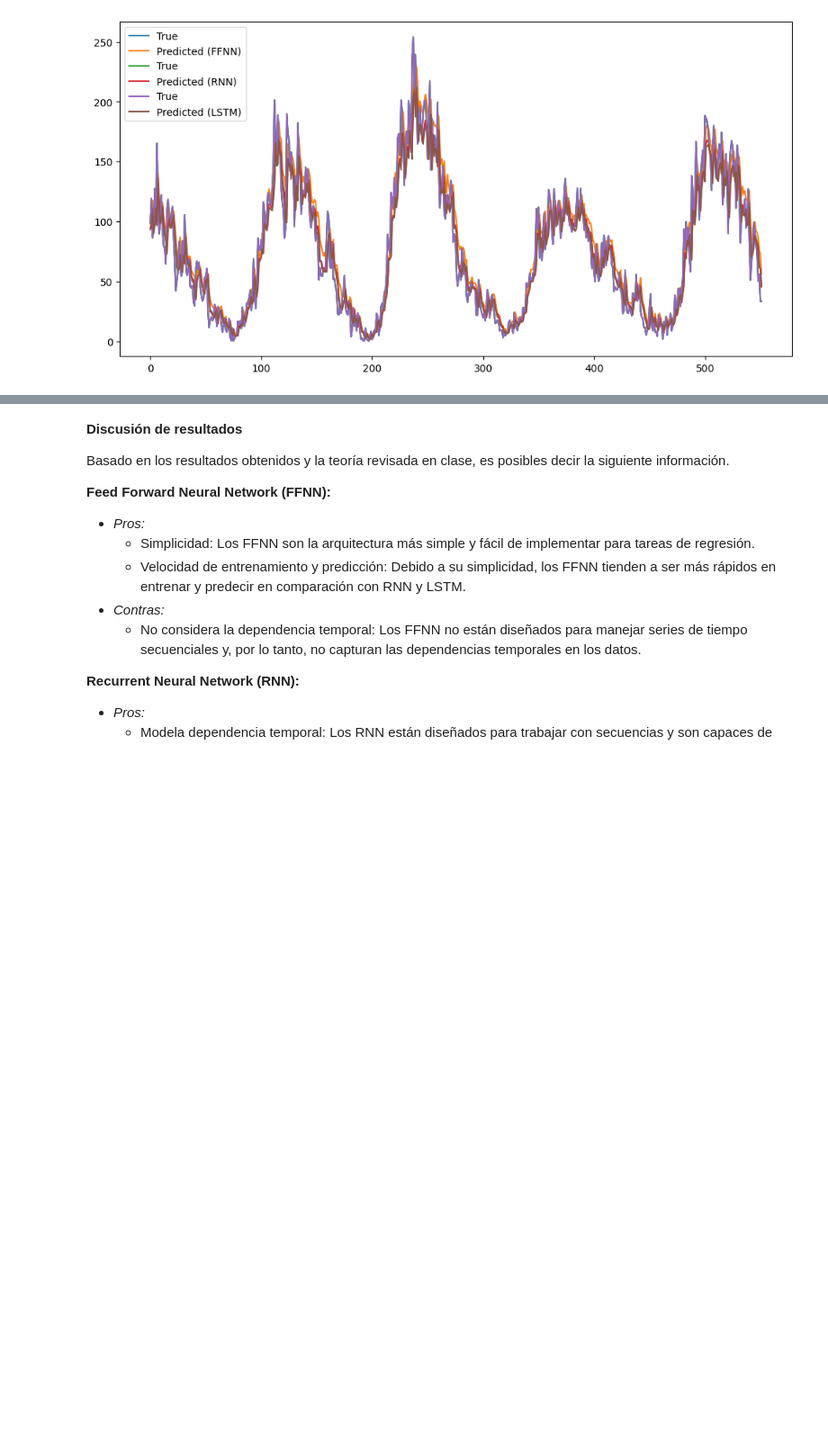
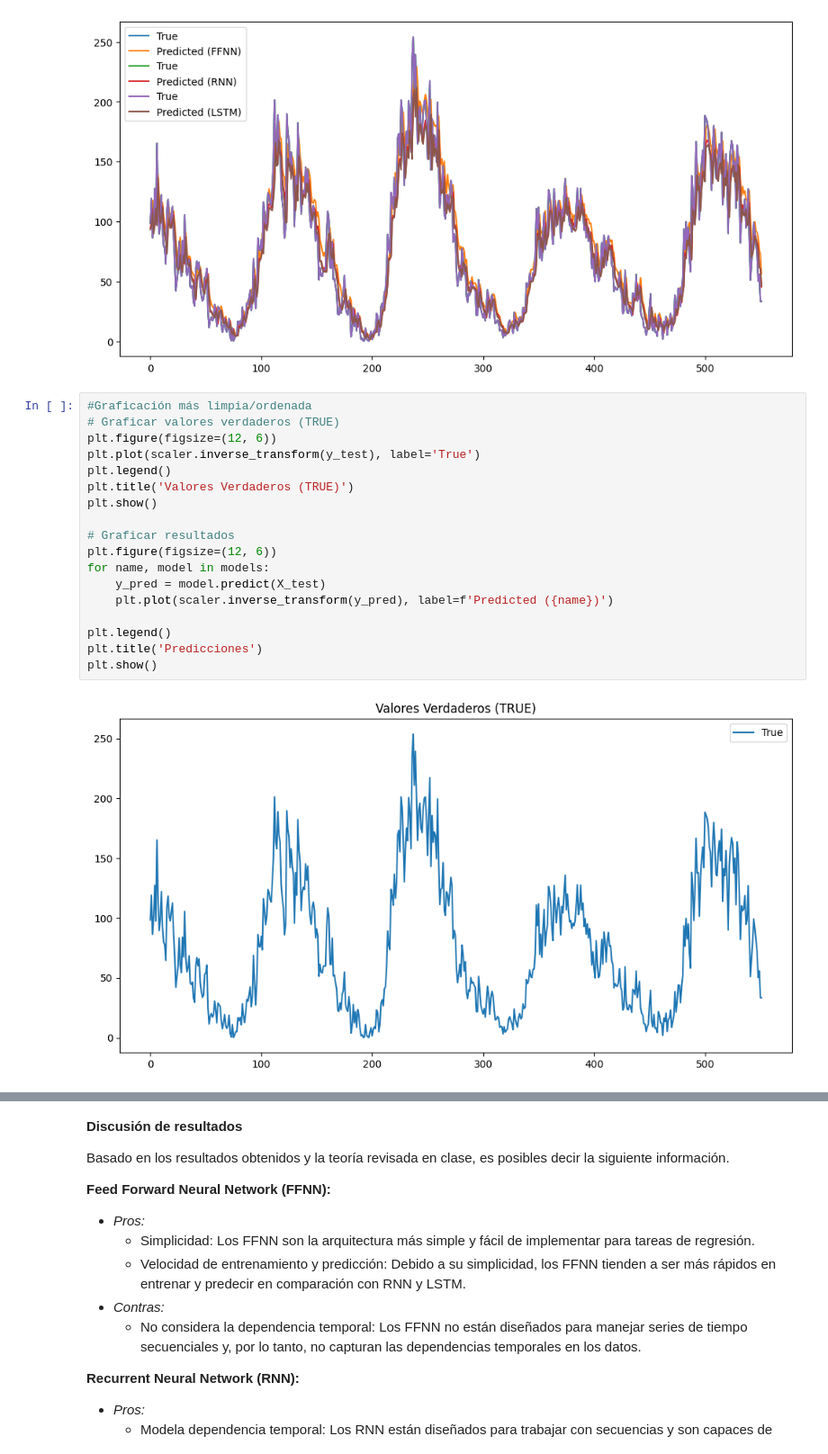
Before and after one commit to Marianadaso3/Lab3-DeepLearning, a Jupyter notebook: lab3.ipynb, the cells around one changed output, grey strips where cells are left out. Shown at 90% size. Cells and saved outputs as stored; diff of their text form; blank space fills up the shorter version.

Commit message:
cleaning true plots

```diff
--- a/lab3.ipynb
+++ b/lab3.ipynb
@@ -112,3 +112,23 @@ LSTM: Mean Squared Error = 0.006357717611116277
 18/18 [==============================] - 0s 4ms/step
 18/18 [==============================] - 0s 5ms/step
 [figure]
+# %%
+#Graficación más limpia/ordenada
+# Graficar valores verdaderos (TRUE)
+plt.figure(figsize=(12, 6))
+plt.plot(scaler.inverse_transform(y_test), label='True')
+plt.legend()
+plt.title('Valores Verdaderos (TRUE)')
+plt.show()
+
+# Graficar resultados
+plt.figure(figsize=(12, 6))
+for name, model in models:
+    y_pred = model.predict(X_test)
+    plt.plot(scaler.inverse_transform(y_pred), label=f'Predicted ({name})')
+
+plt.legend()
+plt.title('Predicciones')
+plt.show()
+# %% [output]
+[figure, added]
```
Also changed, not shown: parts of 1 cell of this notebook.
